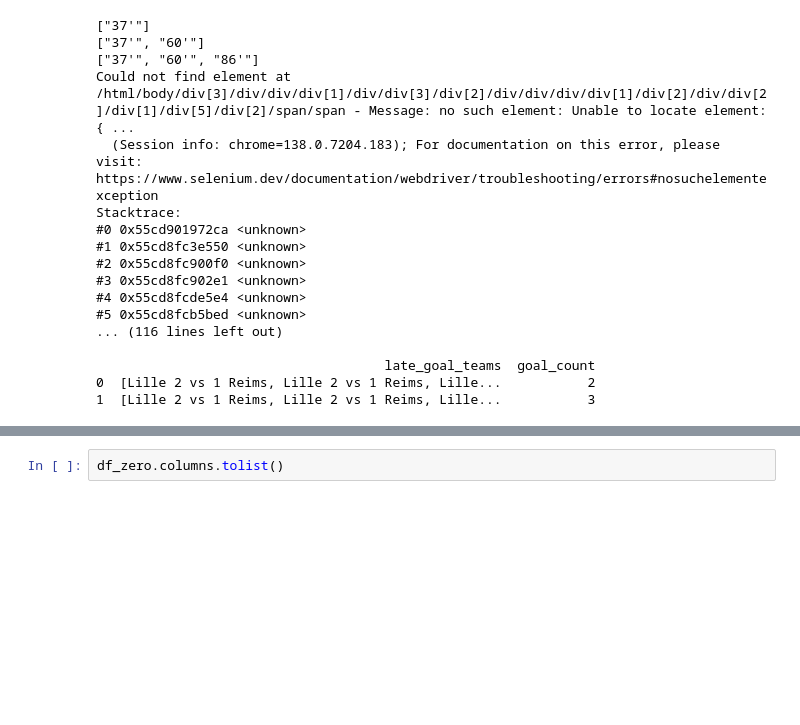
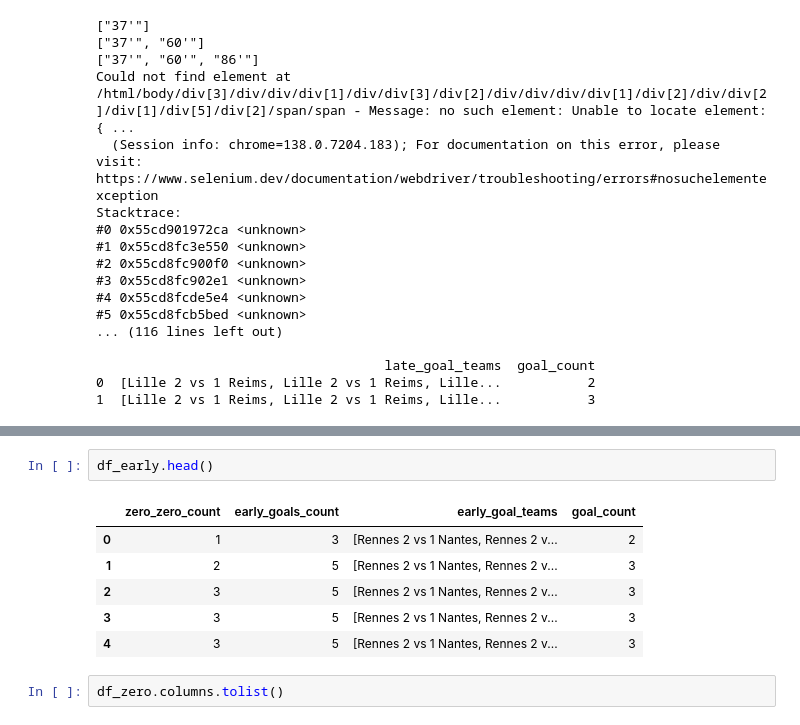
Before and after one commit to Jeremiah-Katumo/pdf-insight-extractor, a Jupyter notebook: scraper.ipynb, the cells around one changed output, grey strips where cells are left out. Drawn from its saved outputs; the diff is of its cells as text; blank space fills up the shorter version.

```diff
--- a/scraper.ipynb
+++ b/scraper.ipynb
@@ -1389,3 +1408,12 @@ df_complete.head()
+# %%
+df_early.head()
+# %% [output]
+|  | zero_zero_count | early_goals_count | early_goal_teams | goal_count |
+| 0 | 1 | 3 | [Rennes 2 vs 1 Nantes, Rennes 2 v... | 2 |
+| 1 | 2 | 5 | [Rennes 2 vs 1 Nantes, Rennes 2 v... | 3 |
+| 2 | 3 | 5 | [Rennes 2 vs 1 Nantes, Rennes 2 v... | 3 |
+| 3 | 3 | 5 | [Rennes 2 vs 1 Nantes, Rennes 2 v... | 3 |
+| 4 | 3 | 5 | [Rennes 2 vs 1 Nantes, Rennes 2 v... | 3 |
 # %%
 df_zero.columns.tolist()
 # %% [output]
```
Also changed, not shown: parts of 23 cells of this notebook, 3 other files.
